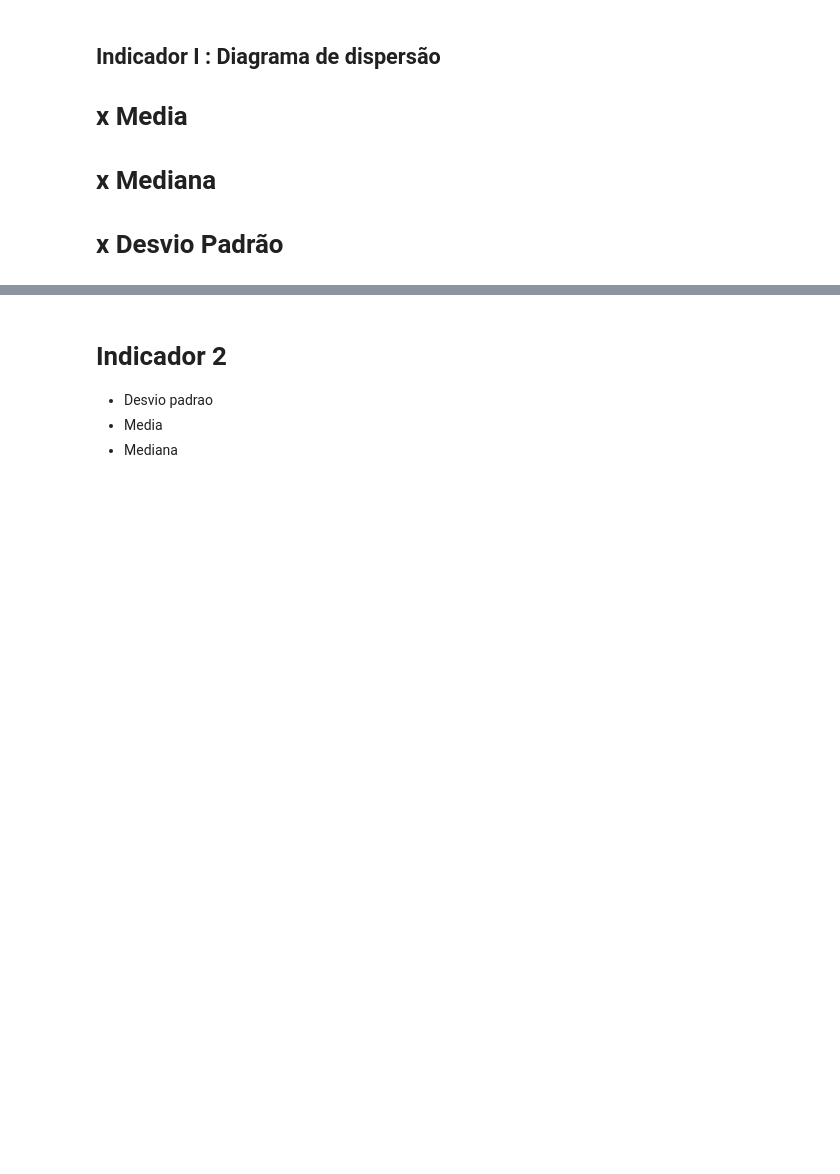
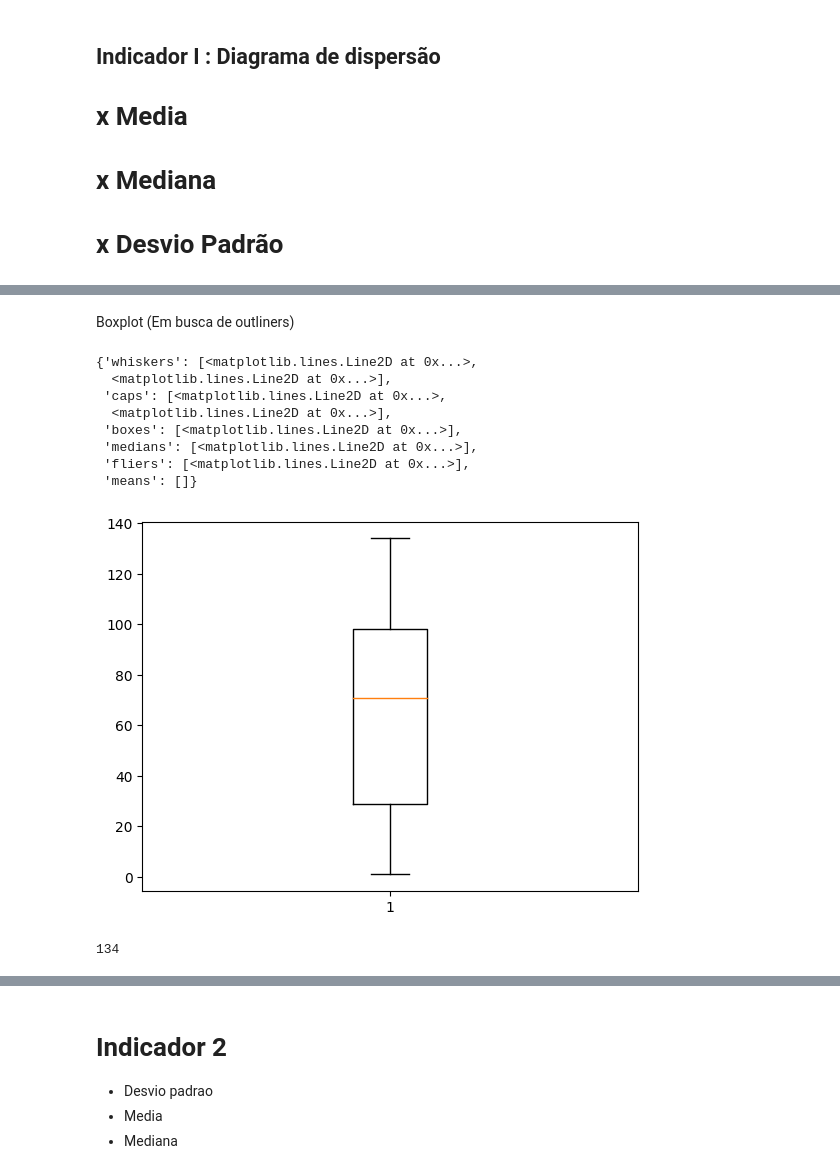
Before and after one commit to KepryDeSousa/SISAB_CNES_Ceara_Macico_de_Baturite, a Jupyter notebook: Indicadores[1,2,3].ipynb, the cells around one changed output, grey strips where cells are left out. Drawn from its saved outputs; the diff is of its cells as text; code cells hidden in the pictures; blank space fills up the shorter version.

```diff
--- a/Indicadores[1,2,3].ipynb
+++ b/Indicadores[1,2,3].ipynb
@@ -74,7 +76,3 @@ np.var(Indicador_1['Total_2020']),  S.variance(Indicador_1['Total_2020'])
 * Desvio padrao
 * Media
 * Mediana
-# %%
-Indicador_1['Desvio_Padrao'] = np.std(Indicador_1.Total_2020)
-Indicador_1["Media"] = np.mean(Indicador_1.Total_2020)
-Indicador_1["Mediana"] = np.median(Indicador_1.Total_2020)
@@ -116,0 +79,18 @@ Indicador_1[["Total_2020","Desvio_Padrao","Media","Mediana"]]
+# %%
+Indicador_1['Desvio_Padrao_2020'] = np.std(Indicador_1.Total_2020)
+Indicador_1["Media_2020"] = np.mean(Indicador_1.Total_2020)
+Indicador_1["Mediana_2020"] = np.median(Indicador_1.Total_2020)
+
+print("quebra de linha \n")
+
+
+Indicador_1['Desvio_Padrao_2021'] = np.std(Indicador_1.Total_2021)
+Indicador_1["Media_2021"] = np.mean(Indicador_1.Total_2021)
+Indicador_1["Mediana_2021"] = np.median(Indicador_1.Total_2021)
+
+
+print("\n")
+
+Indicador_1['Desvio_Padrao_2022'] = np.std(Indicador_1.Total_2022)
+Indicador_1["Media_2022"] = np.mean(Indicador_1.Total_2022)
+Indicador_1["Mediana_2022"] = np.median(Indicador_1.Total_2022)
@@ -125,3 +121,25 @@ grafico = px.scatter(Indicador_1, x="Municipio",y=["Total_2020","Media"],
 grafico.update_traces(marker = dict(size = 15, line=dict(width = 4)), selector = dict(mode = 'markers'))
 # %% [output]
 [interactive output not drawn]
+# %% [markdown]
+Boxplot (Em busca de outliners)
+# %%
+import matplotlib.pyplot as plt
+
+
+
+plt.boxplot(x = Indicador_1.Total_2020)
+# %% [output]
+{'whiskers': [<matplotlib.lines.Line2D at 0x...>,
+  <matplotlib.lines.Line2D at 0x...>],
+ 'caps': [<matplotlib.lines.Line2D at 0x...>,
+  <matplotlib.lines.Line2D at 0x...>],
+ 'boxes': [<matplotlib.lines.Line2D at 0x...>],
+ 'medians': [<matplotlib.lines.Line2D at 0x...>],
+ 'fliers': [<matplotlib.lines.Line2D at 0x...>],
+ 'means': []}
+[figure, added]
+# %%
+Indicador_1.Total_2020.max()
+# %% [output]
+134
```
Also changed, not shown: parts of 24 cells of this notebook.
